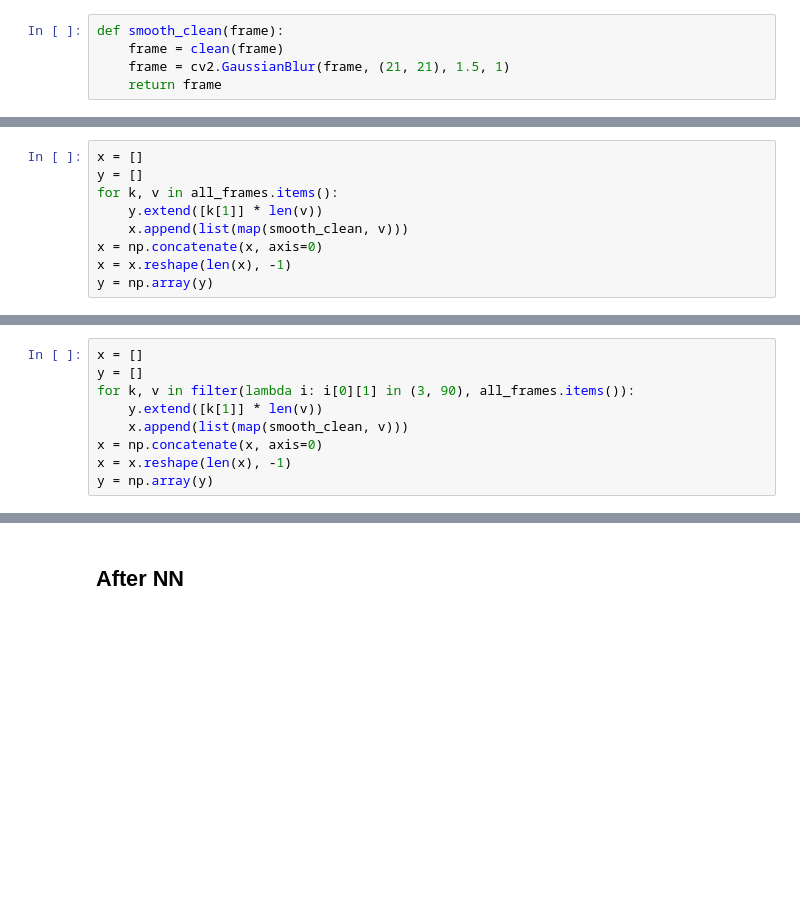
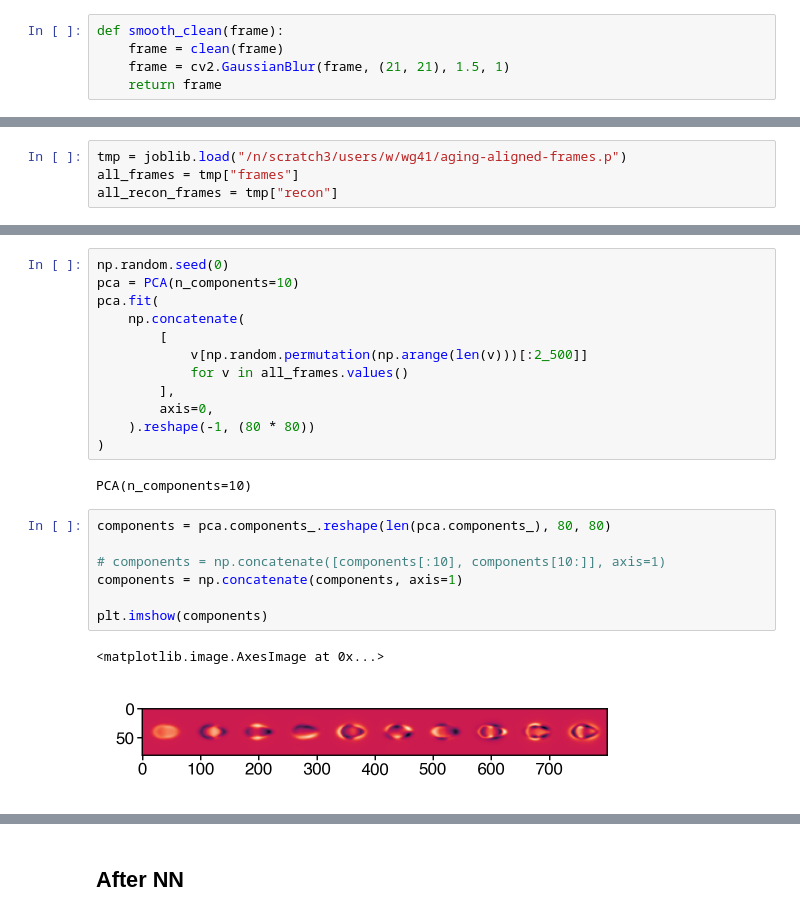
Before and after one commit to dattalab/ontogeny-of-behavior, a Jupyter notebook: notebooks/figures/win/fig1-pose-manifold-analysis.ipynb, the cells around one changed output, grey strips where cells are left out. Cells and saved outputs as stored; diff of their text form; blank space fills up the shorter version.

```diff
--- a/notebooks/figures/win/fig1-pose-manifold-analysis.ipynb
+++ b/notebooks/figures/win/fig1-pose-manifold-analysis.ipynb
@@ -197,9 +29,0 @@ Label by age
-# %%
-x = []
-y = []
-for k, v in all_frames.items():
-    y.extend([k[1]] * len(v))
-    x.append(list(map(smooth_clean, v)))
-x = np.concatenate(x, axis=0)
-x = x.reshape(len(x), -1)
-y = np.array(y)
@@ -262,9 +29,0 @@ saver(fig, 'pre-model-umap-across-age');
-# %%
-x = []
-y = []
-for k, v in filter(lambda i: i[0][1] in (3, 90), all_frames.items()):
-    y.extend([k[1]] * len(v))
-    x.append(list(map(smooth_clean, v)))
-x = np.concatenate(x, axis=0)
-x = x.reshape(len(x), -1)
-y = np.array(y)
@@ -305,0 +32,4 @@ saver(fig, 'pre-model-umap-across-age-yound-old-only');
+# %%
+tmp = joblib.load("/n/scratch3/users/w/wg41/aging-aligned-frames.p")
+all_frames = tmp["frames"]
+all_recon_frames = tmp["recon"]
@@ -305,0 +43,24 @@ saver(fig, 'pre-model-umap-across-age-yound-old-only');
+# %%
+np.random.seed(0)
+pca = PCA(n_components=10)
+pca.fit(
+    np.concatenate(
+        [
+            v[np.random.permutation(np.arange(len(v)))[:2_500]]
+            for v in all_frames.values()
+        ],
+        axis=0,
+    ).reshape(-1, (80 * 80))
+)
+# %% [output]
+PCA(n_components=10)
+# %%
+components = pca.components_.reshape(len(pca.components_), 80, 80)
+
+# components = np.concatenate([components[:10], components[10:]], axis=1)
+components = np.concatenate(components, axis=1)
+
+plt.imshow(components)
+# %% [output]
+<matplotlib.image.AxesImage at 0x...>
+[figure, added]
```
Also changed, not shown: parts of 80 cells of this notebook, 44 other files.
